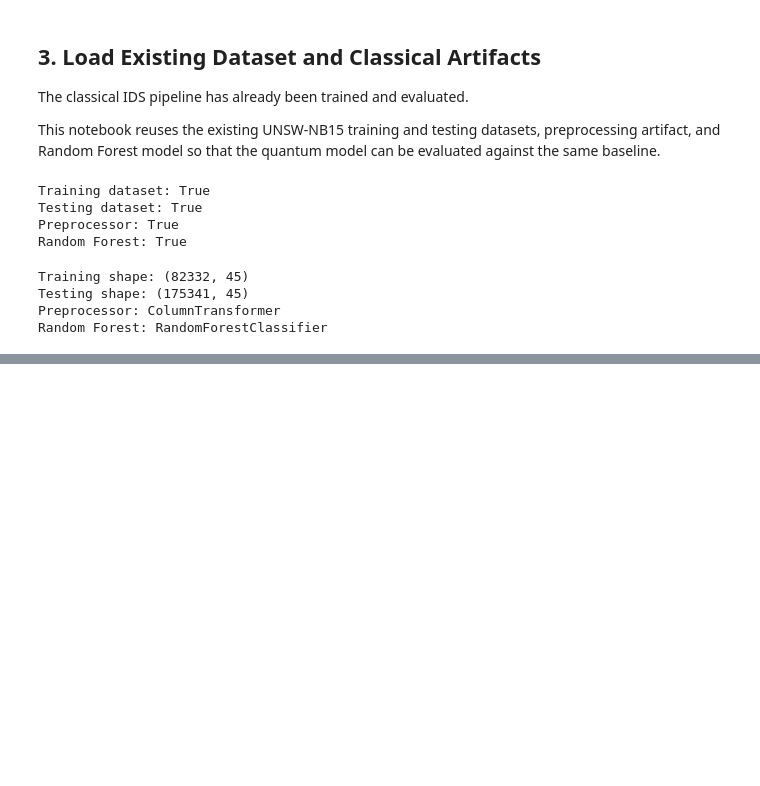
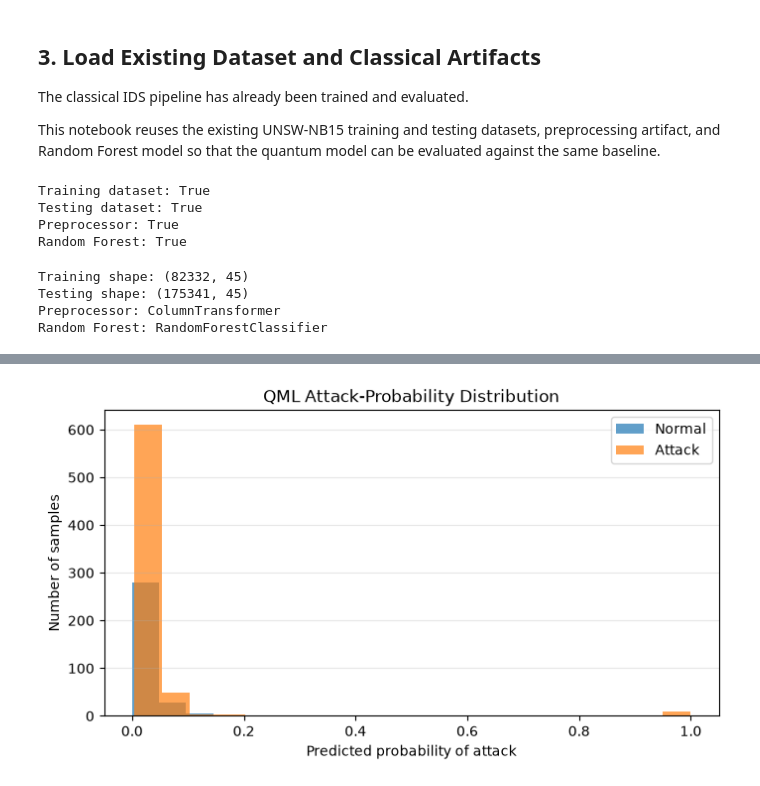
Before and after one commit to AskariAbidi18/Aeges-Q, a Jupyter notebook: notebooks/04_quantum_models/qml_training_evaluation.ipynb, the cells around one changed output, grey strips where cells are left out. Saved outputs shown, nothing was run; the diff lists cells and outputs as text; code cells hidden in the pictures; blank space fills up the shorter version.

```diff
--- a/notebooks/04_quantum_models/qml_training_evaluation.ipynb
+++ b/notebooks/04_quantum_models/qml_training_evaluation.ipynb
@@ -232,0 +951,25 @@ Random Forest: RandomForestClassifier
+# %%
+plt.figure(figsize=(8, 4))
+
+plt.hist(
+    test_probabilities[y_qml_test == 0],
+    bins=20,
+    alpha=0.7,
+    label="Normal"
+)
+
+plt.hist(
+    test_probabilities[y_qml_test == 1],
+    bins=20,
+    alpha=0.7,
+    label="Attack"
+)
+
+plt.title("QML Attack-Probability Distribution")
+plt.xlabel("Predicted probability of attack")
+plt.ylabel("Number of samples")
+plt.legend()
+plt.grid(axis="y", alpha=0.3)
+plt.show()
+# %% [output]
+[figure, added]
```
Also changed, not shown: parts of 41 cells of this notebook.
